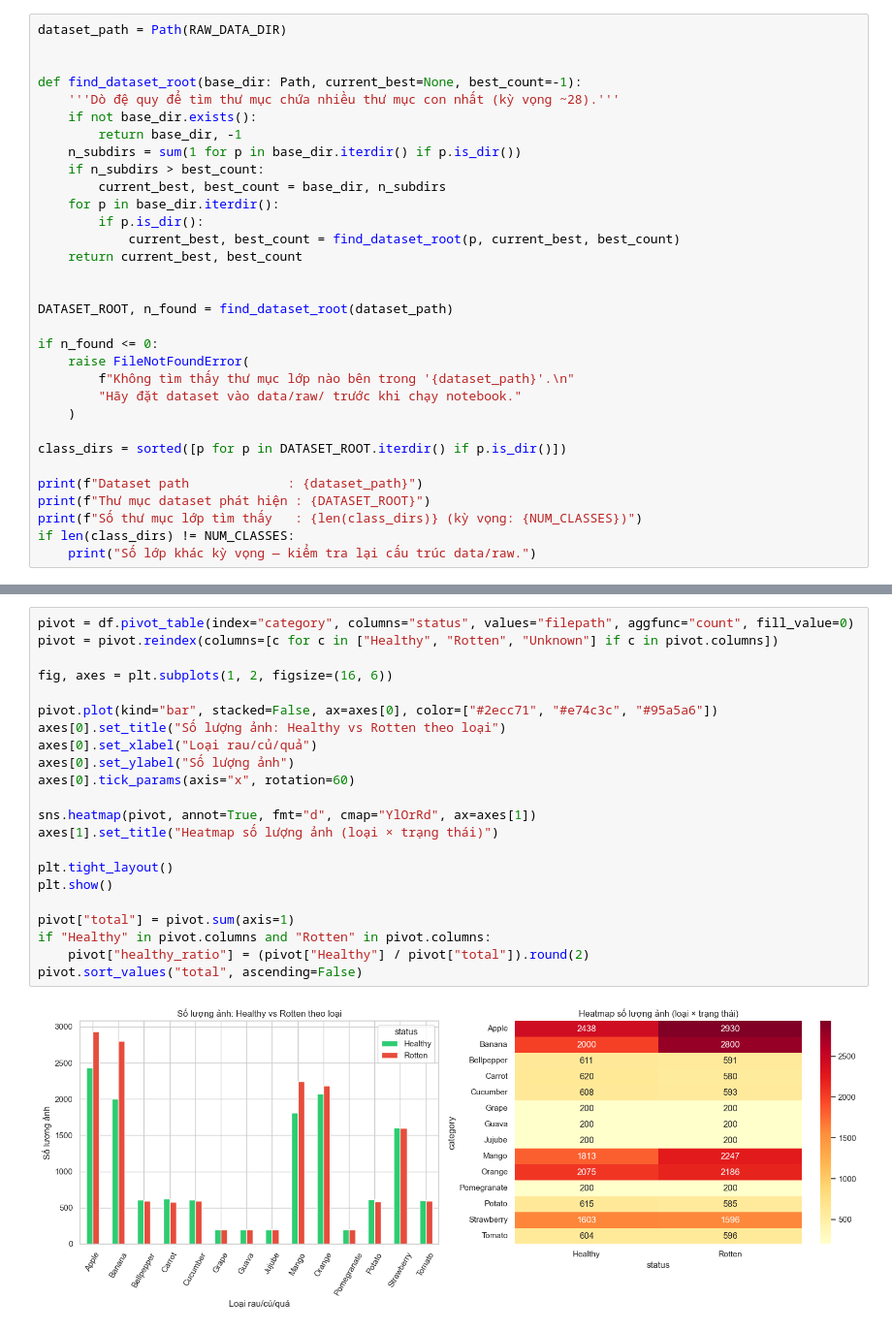
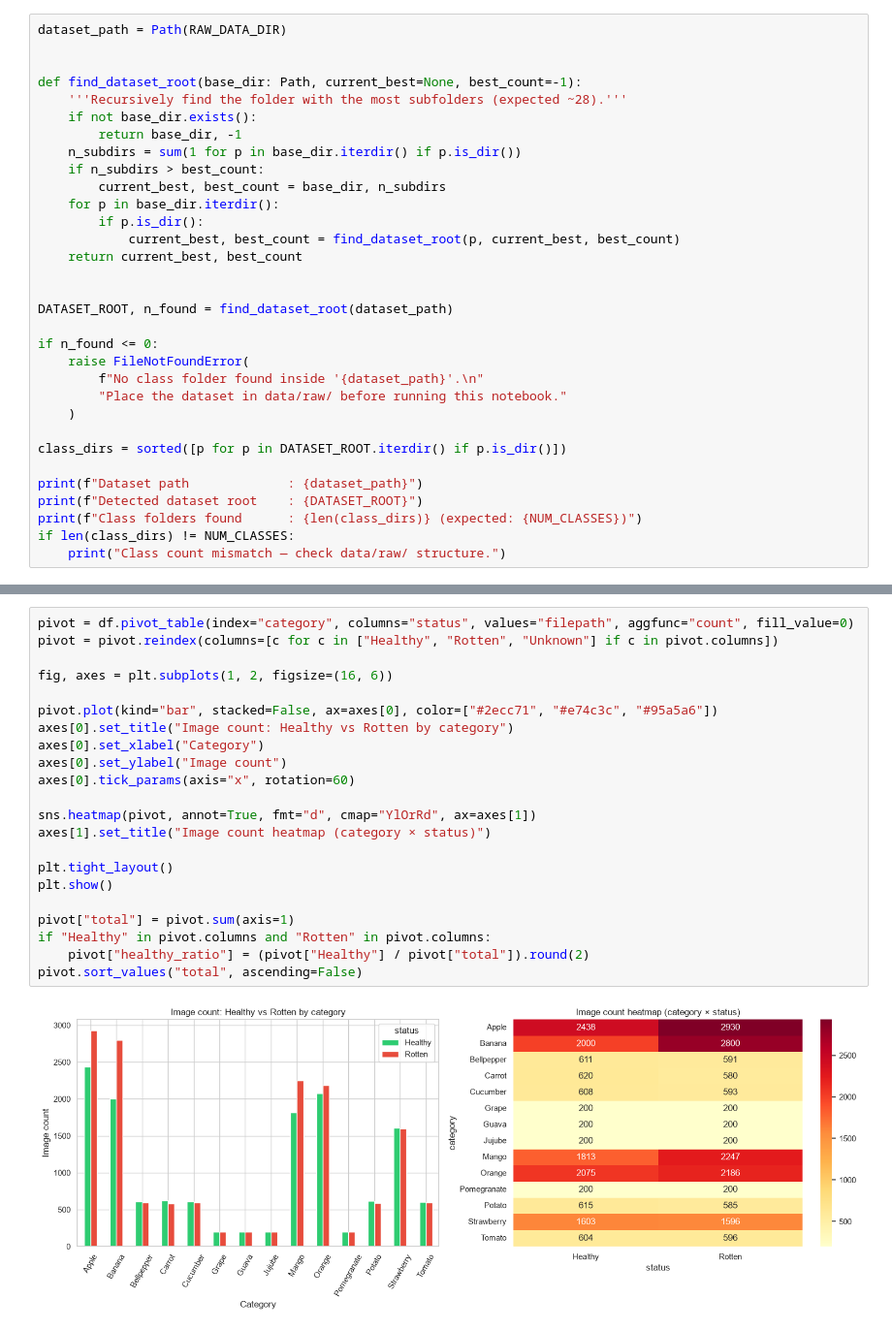
Before and after one commit to huydang2006/DL-ImageClassification, a Jupyter notebook: notebooks/EDA.ipynb, the cells around one changed output, grey strips where cells are left out. Shown at 97% size. Drawn from its saved outputs; the diff is of its cells as text.

```diff
--- a/notebooks/EDA.ipynb
+++ b/notebooks/EDA.ipynb
@@ -58,7 +58,7 @@ dataset_path = Path(RAW_DATA_DIR)
 
 
 def find_dataset_root(base_dir: Path, current_best=None, best_count=-1):
-    '''Dò đệ quy để tìm thư mục chứa nhiều thư mục con nhất (kỳ vọng ~28).'''
+    '''Recursively find the folder with the most subfolders (expected ~28).'''
     if not base_dir.exists():
         return base_dir, -1
     n_subdirs = sum(1 for p in base_dir.iterdir() if p.is_dir())
@@ -74,16 +74,16 @@ DATASET_ROOT, n_found = find_dataset_root(dataset_path)
 
 if n_found <= 0:
     raise FileNotFoundError(
-        f"Không tìm thấy thư mục lớp nào bên trong '{dataset_path}'.\n"
-        "Hãy đặt dataset vào data/raw/ trước khi chạy notebook."
+        f"No class folder found inside '{dataset_path}'.\n"
+        "Place the dataset in data/raw/ before running this notebook."
     )
 
 class_dirs = sorted([p for p in DATASET_ROOT.iterdir() if p.is_dir()])
 
 print(f"Dataset path             : {dataset_path}")
-print(f"Thư mục dataset phát hiện : {DATASET_ROOT}")
-print(f"Số thư mục lớp tìm thấy   : {len(class_dirs)} (kỳ vọng: {NUM_CLASSES})")
+print(f"Detected dataset root    : {DATASET_ROOT}")
+print(f"Class folders found      : {len(class_dirs)} (expected: {NUM_CLASSES})")
 if len(class_dirs) != NUM_CLASSES:
-    print("Số lớp khác kỳ vọng — kiểm tra lại cấu trúc data/raw.")
+    print("Class count mismatch — check data/raw/ structure.")
 # %% [output]
 Dataset path             : d:\EP16\Deep Neural Networks\DL-ImageClassification\data\raw
@@ -218,27 +218,27 @@ Tỉ lệ mất cân bằng (max/min): 14.65x
 # %%
 pivot = df.pivot_table(index="category", columns="status", values="filepath", aggfunc="count", fill_value=0)
 pivot = pivot.reindex(columns=[c for c in ["Healthy", "Rotten", "Unknown"] if c in pivot.columns])
 
 fig, axes = plt.subplots(1, 2, figsize=(16, 6))
 
 pivot.plot(kind="bar", stacked=False, ax=axes[0], color=["#2ecc71", "#e74c3c", "#95a5a6"])
-axes[0].set_title("Số lượng ảnh: Healthy vs Rotten theo loại")
-axes[0].set_xlabel("Loại rau/củ/quả")
-axes[0].set_ylabel("Số lượng ảnh")
+axes[0].set_title("Image count: Healthy vs Rotten by category")
+axes[0].set_xlabel("Category")
+axes[0].set_ylabel("Image count")
 axes[0].tick_params(axis="x", rotation=60)
 
 sns.heatmap(pivot, annot=True, fmt="d", cmap="YlOrRd", ax=axes[1])
-axes[1].set_title("Heatmap số lượng ảnh (loại × trạng thái)")
+axes[1].set_title("Image count heatmap (category × status)")
 
 plt.tight_layout()
 plt.show()
 
 pivot["total"] = pivot.sum(axis=1)
 if "Healthy" in pivot.columns and "Rotten" in pivot.columns:
     pivot["healthy_ratio"] = (pivot["Healthy"] / pivot["total"]).round(2)
 pivot.sort_values("total", ascending=False)
 # %% [output]
-[figure, old version]
+[figure, new version]
 | status | Healthy | Rotten | total | healthy_ratio |
 | category |  |  |  |  |
 | Apple | 2438 | 2930 | 5368 | 0.45 |
```
Also changed, not shown: parts of 26 cells of this notebook, 20 other files.
